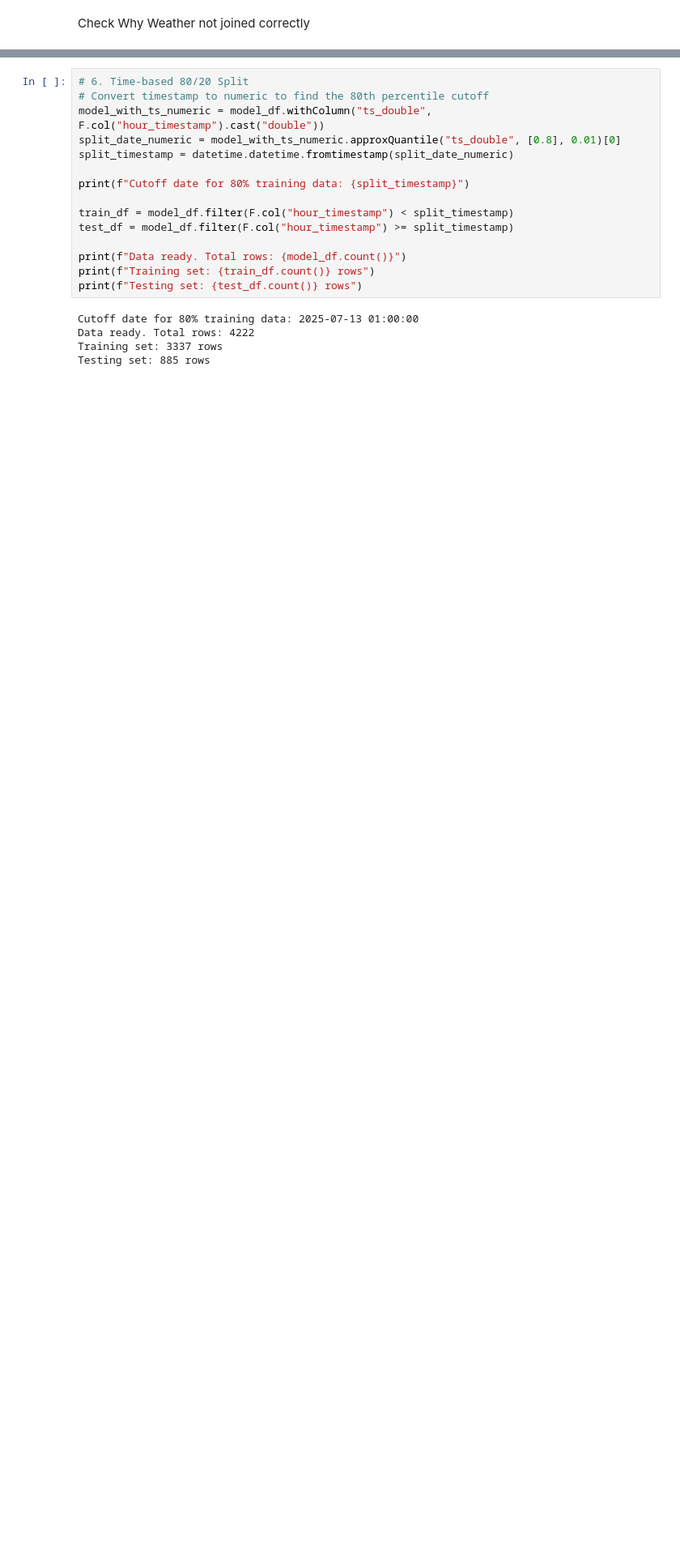
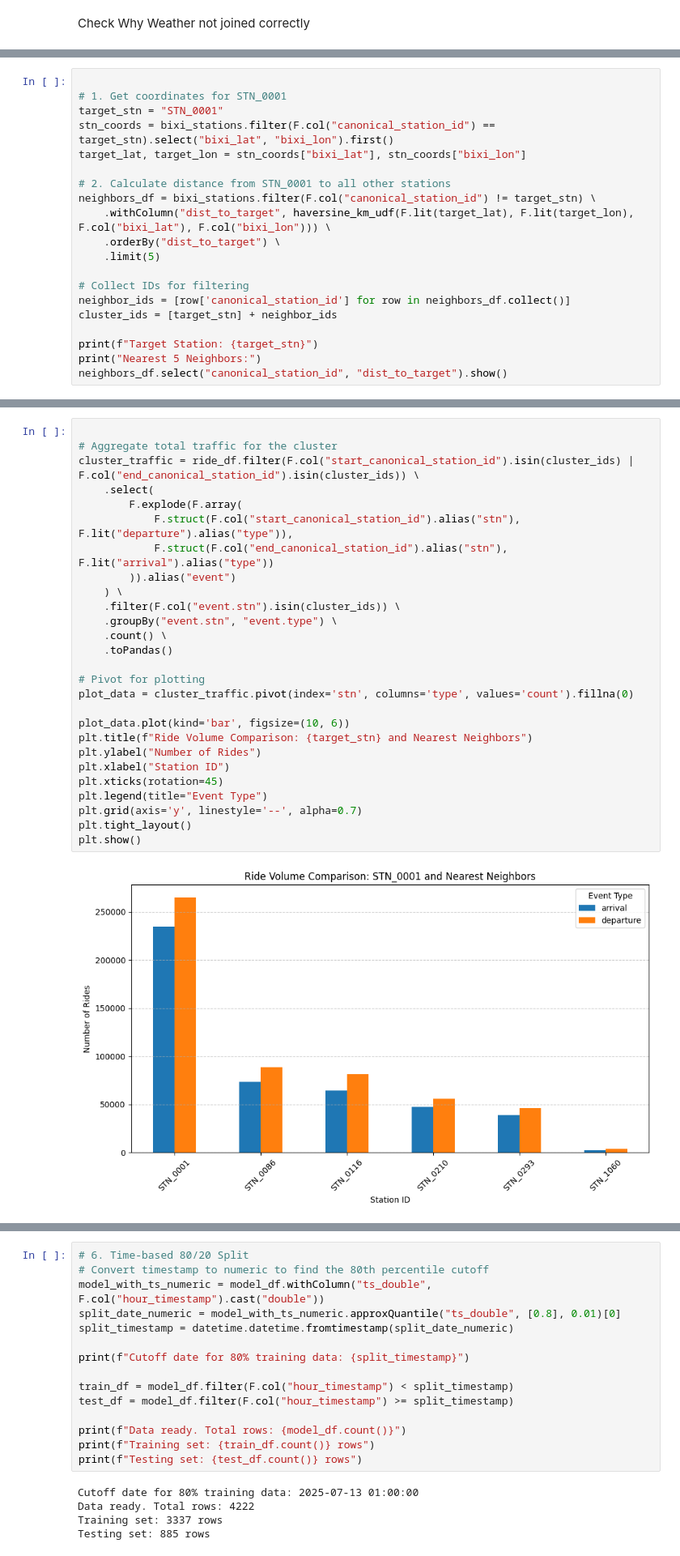
Before and after one commit to kuoyce/bixi-analytics, a Jupyter notebook: STN_0001_ML_Train_5Models.ipynb, the cells around one changed output, grey strips where cells are left out. Shown at 81% size. Saved outputs shown, nothing was run; the diff lists cells and outputs as text; blank space fills up the shorter version.

```diff
--- a/STN_0001_ML_Train_5Models.ipynb
+++ b/STN_0001_ML_Train_5Models.ipynb
@@ -690,3 +700,23 @@ print(f"Weather DataFrame ts_hour range:      {weather_min_ts} to {weather_max_t
 # %% [output]
 Model DataFrame hour_timestamp range: 2023-04-12 17:00:00 to 2025-10-31 22:00:00
 Weather DataFrame ts_hour range:      2022-12-31 23:00:00 to 2025-12-31 22:00:00
+# %%
+
+# 1. Get coordinates for STN_0001
+target_stn = "STN_0001"
+stn_coords = bixi_stations.filter(F.col("canonical_station_id") == target_stn).select("bixi_lat", "bixi_lon").first()
+target_lat, target_lon = stn_coords["bixi_lat"], stn_coords["bixi_lon"]
+
+# 2. Calculate distance from STN_0001 to all other stations
+neighbors_df = bixi_stations.filter(F.col("canonical_station_id") != target_stn) \
+    .withColumn("dist_to_target", haversine_km_udf(F.lit(target_lat), F.lit(target_lon), F.col("bixi_lat"), F.col("bixi_lon"))) \
+    .orderBy("dist_to_target") \
+    .limit(5)
+
+# Collect IDs for filtering
+neighbor_ids = [row['canonical_station_id'] for row in neighbors_df.collect()]
+cluster_ids = [target_stn] + neighbor_ids
+
+print(f"Target Station: {target_stn}")
+print("Nearest 5 Neighbors:")
+neighbors_df.select("canonical_station_id", "dist_to_target").show()
@@ -692,0 +759,29 @@ Weather DataFrame ts_hour range:      2022-12-31 23:00:00 to 2025-12-31 22:00:00
+# %%
+
+# Aggregate total traffic for the cluster
+cluster_traffic = ride_df.filter(F.col("start_canonical_station_id").isin(cluster_ids) | F.col("end_canonical_station_id").isin(cluster_ids)) \
+    .select(
+        F.explode(F.array(
+            F.struct(F.col("start_canonical_station_id").alias("stn"), F.lit("departure").alias("type")),
+            F.struct(F.col("end_canonical_station_id").alias("stn"), F.lit("arrival").alias("type"))
+        )).alias("event")
+    ) \
+    .filter(F.col("event.stn").isin(cluster_ids)) \
+    .groupBy("event.stn", "event.type") \
+    .count() \
+    .toPandas()
+
+# Pivot for plotting
+plot_data = cluster_traffic.pivot(index='stn', columns='type', values='count').fillna(0)
+
+plot_data.plot(kind='bar', figsize=(10, 6))
+plt.title(f"Ride Volume Comparison: {target_stn} and Nearest Neighbors")
+plt.ylabel("Number of Rides")
+plt.xlabel("Station ID")
+plt.xticks(rotation=45)
+plt.legend(title="Event Type")
+plt.grid(axis='y', linestyle='--', alpha=0.7)
+plt.tight_layout()
+plt.show()
+# %% [output]
+[figure, added]
```
Also changed, not shown: parts of 45 cells of this notebook.
